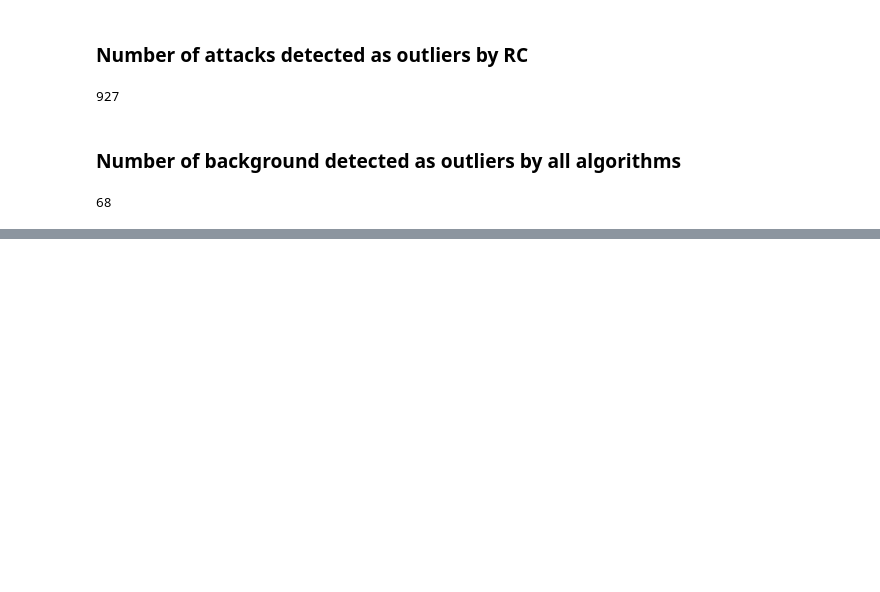
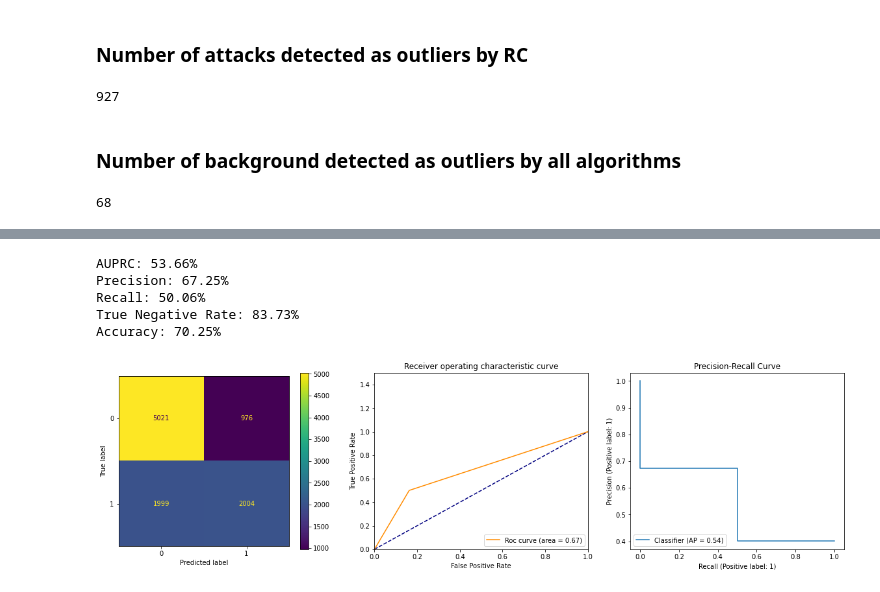
Before and after one commit to Leiyks/MLSECU, a Jupyter notebook: notebook.ipynb, the cells around one changed output, grey strips where cells are left out. Saved outputs shown, nothing was run; the diff lists cells and outputs as text; code cells hidden in the pictures; blank space fills up the shorter version.

```diff
--- a/notebook.ipynb
+++ b/notebook.ipynb
@@ -575,0 +640,16 @@ len(df_outliers[(df_outliers['attack'] == False) & (df_outliers['if_outliers'] =
+# %%
+localOutlierFactor = LocalOutlierFactor(contamination=outlier_ratio, n_neighbors=1000, n_jobs=-1)
+
+lof_outliers = localOutlierFactor.fit_predict(encoded_test_df.values)
+
+df_outliers['lof_outliers'] = [i == -1 for i in lof_outliers]
+df_outliers.head()
+# %%
+display_metrics(df_outliers.attack, df_outliers.lof_outliers)
+# %% [output]
+AUPRC: 53.66%
+Precision: 67.25%
+Recall: 50.06%
+True Negative Rate: 83.73%
+Accuracy: 70.25%
+[figure, added]
```
Also changed, not shown: parts of 9 cells of this notebook.
